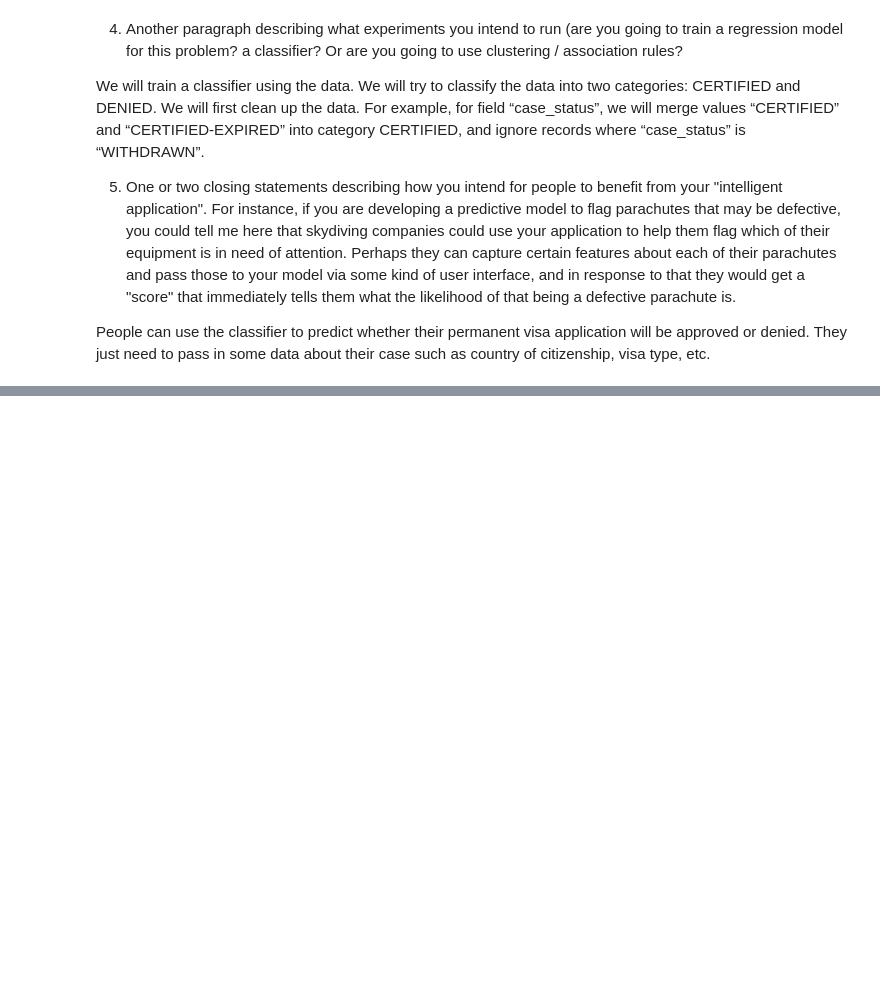
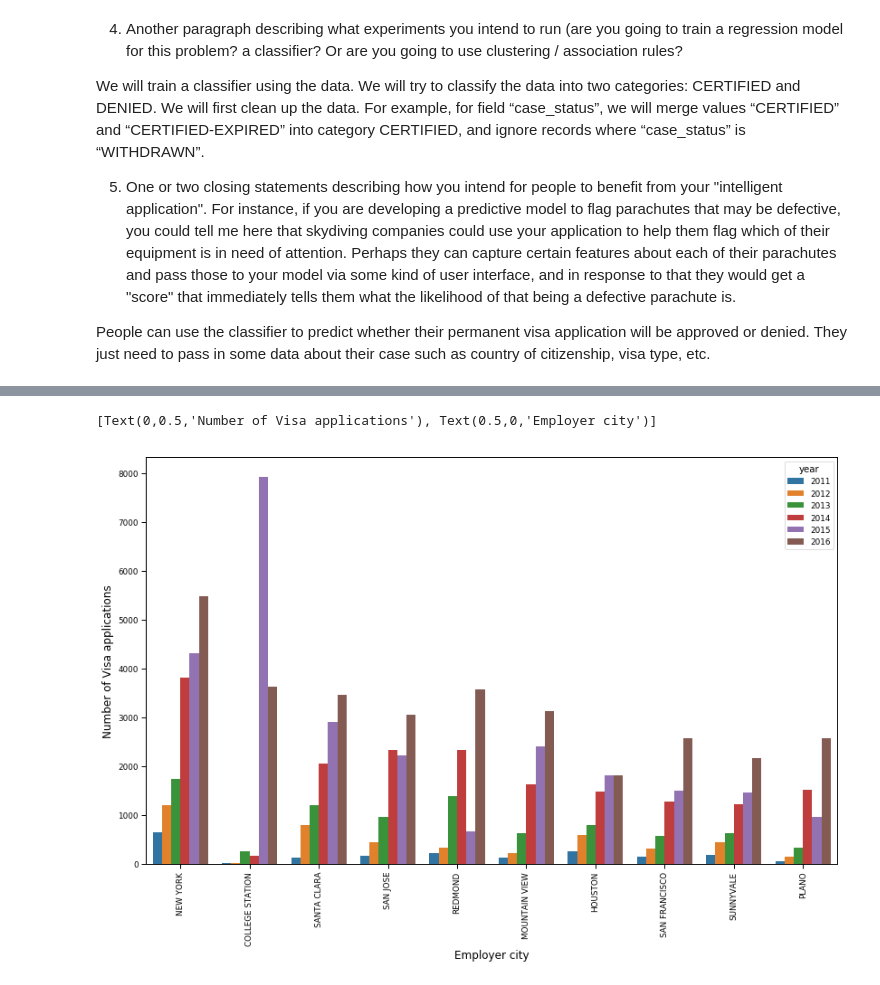
Before and after one commit to dianedanlai/cs7180_team_project, a Jupyter notebook: Project.ipynb, the cells around one changed output, grey strips where cells are left out. Drawn from its saved outputs; the diff is of its cells as text; code cells hidden in the pictures; blank space fills up the shorter version.

```diff
--- a/Project.ipynb
+++ b/Project.ipynb
@@ -128,3 +133,16 @@ We will train a classifier using the data. We will try to classify the data into
 5) One or two closing statements describing how you intend for people to benefit from your "intelligent application". For instance, if you are developing a predictive model to flag parachutes that may be defective, you could tell me here that skydiving companies could use your application to help them flag which of their equipment is in need of attention. Perhaps they can capture certain features about each of their parachutes and pass those to your model via some kind of user interface, and in response to that they would get a "score" that immediately tells them what the likelihood of that being a defective parachute is.
 
 People can use the classifier to predict whether their permanent visa application will be approved or denied. They just need to pass in some data about their case such as country of citizenship, visa type, etc.
+# %%
+casenoindex = df.columns.get_loc("case_no")
+casenumberindex = df.columns.get_loc("case_number")
+casenumberlist = []
+
+for value in df.iloc[0:135269,casenoindex]:
+    casenumberlist.append(value)
+
+for value in df.iloc[135269:374363,casenumberindex]:
+    casenumberlist.append(value)
+
+df['casenumber'] = casenumberlist
+df.drop(df.columns[[casenoindex,casenumberindex]], axis=1, inplace=True)
@@ -130,0 +158,7 @@ People can use the classifier to predict whether their permanent visa applicatio
+# %%
+#Removing all withdrawn applications
+df = df[df.case_status != 'Withdrawn']
+
+#Combining certified-expired and certified applications and displaying distribution of "case_status" variable
+df.loc[df.case_status == 'Certified-Expired', 'case_status'] = 'Certified'
+df.case_status.value_counts()
@@ -130,0 +169,8 @@ People can use the classifier to predict whether their permanent visa applicatio
+# %%
+#Dropping all empty columns
+df = df.dropna(axis=1, how='all');
+
+#Dropping all empty rows
+df = df.dropna(axis=0, how='all');
+
+df.shape
@@ -130,0 +179,4 @@ People can use the classifier to predict whether their permanent visa applicatio
+# %%
+# Displaying 15 most popular cities
+df['employer_city'] = df['employer_city'].str.upper()
+df['employer_city'].value_counts().head(15)
@@ -130,0 +200,11 @@ People can use the classifier to predict whether their permanent visa applicatio
+# %%
+# Setting plot parameters
+fig, ax = plt.subplots()
+fig.set_size_inches(13.7, 8.27)
+sns.set_context("paper", rc={"font.size":12,"axes.titlesize":12,"axes.labelsize":12})
+sns.countplot(x='employer_city', hue='year', data=df, order=df.employer_city.value_counts().iloc[:10].index)
+plt.xticks(rotation=90)
+ax.set(xlabel='Employer city', ylabel='Number of Visa applications')
+# %% [output]
+[Text(0,0.5,'Number of Visa applications'), Text(0.5,0,'Employer city')]
+[figure, added]
```
Also changed, not shown: parts of 17 cells of this notebook, 2 other files.
